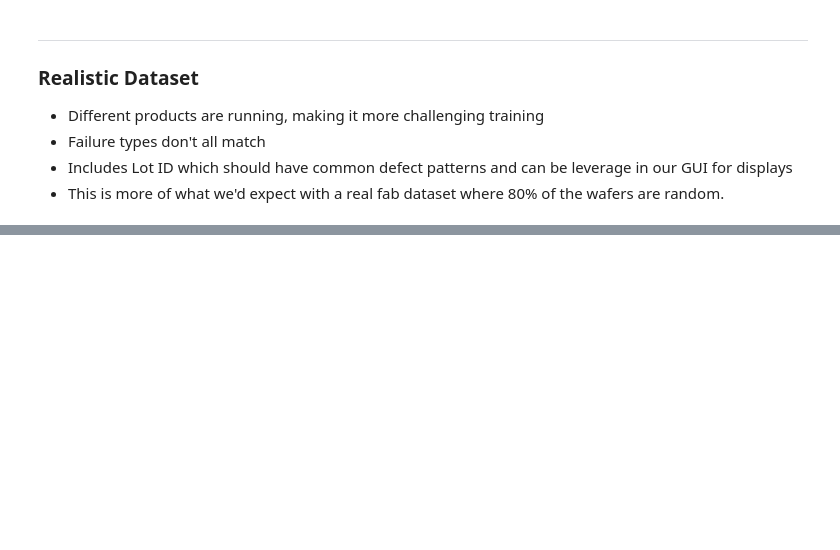
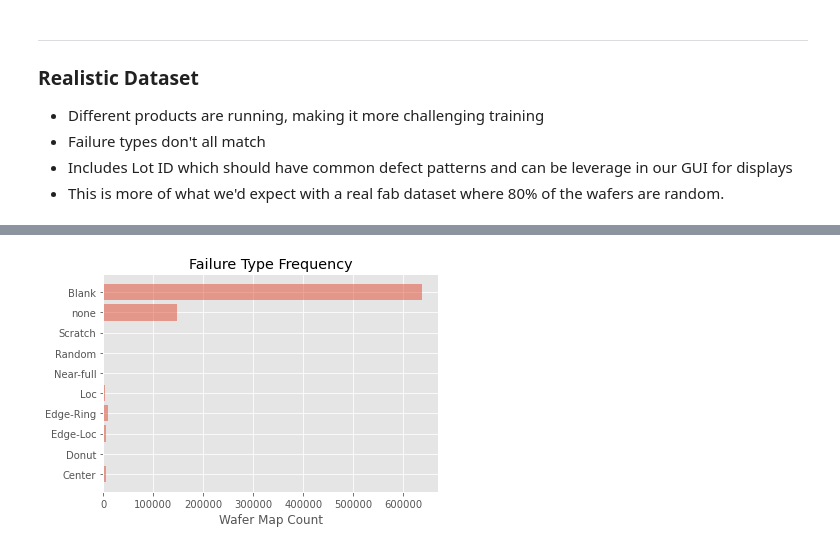
Before and after one commit to sngatzemeier/Wafer-Defect-Classification, a Jupyter notebook: EDA_Notebook.ipynb, the cells around one changed output, grey strips where cells are left out. Saved outputs shown, nothing was run; the diff lists cells and outputs as text; code cells hidden in the pictures; blank space fills up the shorter version.

```diff
--- a/EDA_Notebook.ipynb
+++ b/EDA_Notebook.ipynb
@@ -293,0 +227,18 @@ for x in ax:
+# %%
+uni_failure=np.unique(df.failureType, return_counts=True)
+
+# The slice names of a population distribution pie chart
+# Labels = uni_failure[0]
+Labels = ['Center', 'Donut', 'Edge-Loc', 'Edge-Ring', 'Loc',
+          'Near-full', 'Random', 'Scratch', 'none', 'Blank']
+y_pos = np.arange(len(Labels))
+Counts = uni_failure[1]
+
+# Plot w/ Blanks
+plt.barh(y_pos, Counts, align='center', alpha=0.5)
+plt.yticks(y_pos, Labels)
+plt.xlabel('Wafer Map Count')
+plt.title('Failure Type Frequency')
+plt.show()
+# %% [output]
+[figure, added]
```
Also changed, not shown: parts of 20 cells of this notebook.
